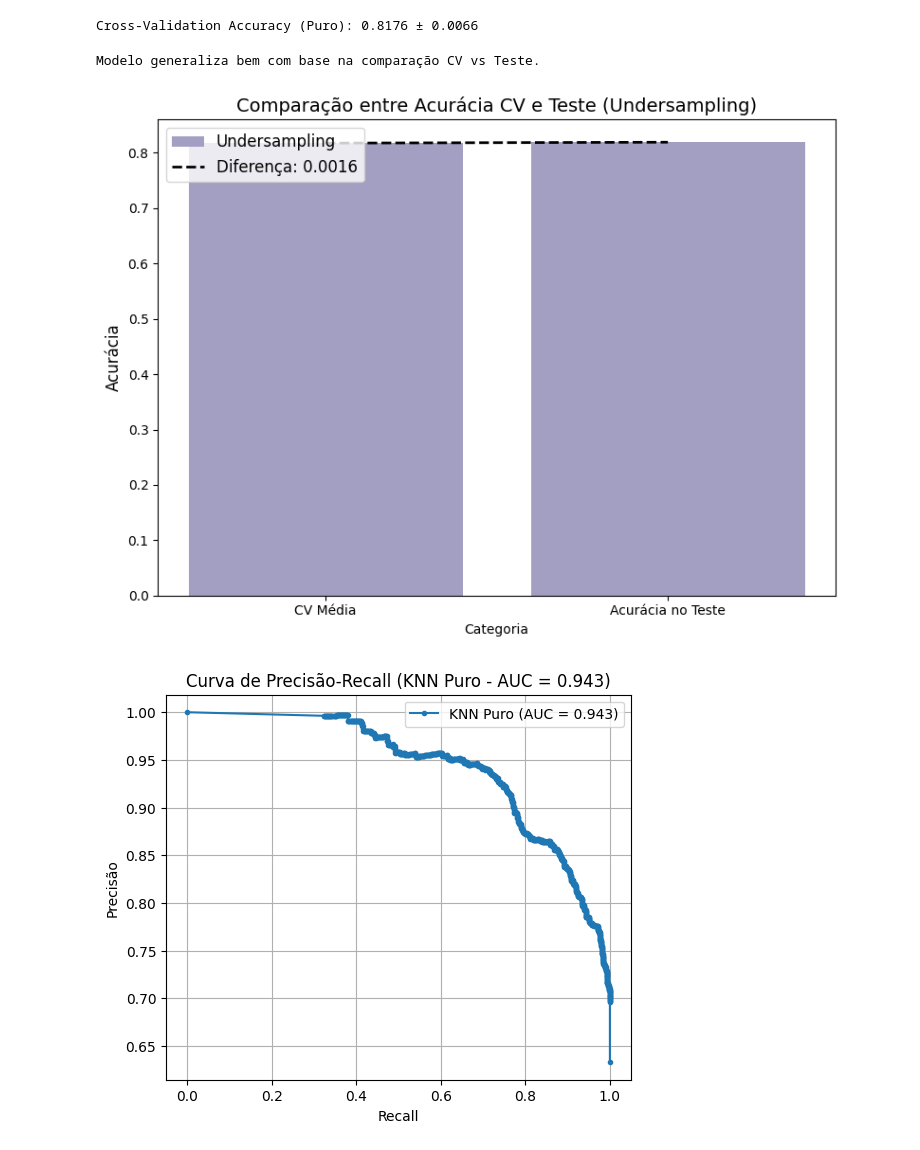
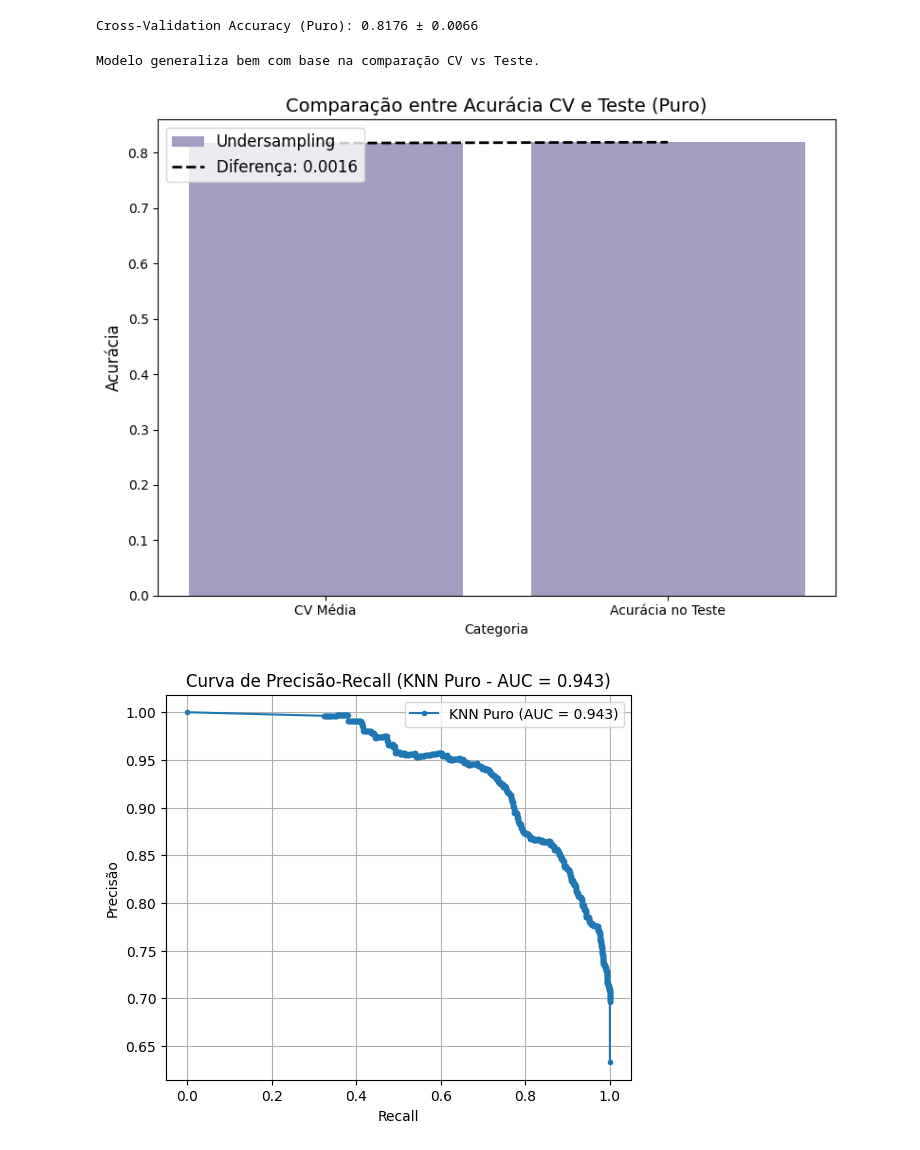
Before and after one commit to BMateusSs/Projeto-PSI3, a Jupyter notebook: knn_wine_quality.ipynb, the cells around one changed output. Drawn from its saved outputs; the diff is of its cells as text; code cells hidden in the pictures.

```diff
--- a/knn_wine_quality.ipynb
+++ b/knn_wine_quality.ipynb
@@ -73,10 +146,9 @@ scaler = StandardScaler()
 X_train_scaled = scaler.fit_transform(X_train)
 X_test_scaled = scaler.transform(X_test)
 # %%
-# Ajuste de hiperparâmetros com cross-validation
-grid.fit(X_train_scaled, y_train)
-print("\nMelhores parâmetros encontrados (sem balanceamento):", grid.best_params_)
-best_knn_puro = grid.best_estimator_
+# Ajuste de hiperparâmetros
+best_knn_puro, best_params_puro = treinar_knn_com_grid(X_train_scaled, y_train)
+print("\nMelhores parâmetros encontrados (sem balanceamento):", best_params_puro)
 # %% [output]
 Melhores parâmetros encontrados (sem balanceamento): {'n_neighbors': 50, 'p': 1, 'weights': 'distance'}
 # %%
@@ -117,32 +189,32 @@ Cross-Validation Accuracy (Puro): 0.8176 ± 0.0066
 # %%
 # Verificação de overfitting
 diff_puro = abs(cv_mean_puro - acc_test_puro)
 limiar = 0.05
 
 if diff_puro > limiar:
     print("\nAtenção: Diferença significativa entre CV (sem balanceamento) e teste.")
     print(f"→ CV Média: {cv_mean_puro:.4f}")
     print(f"→ Teste   : {acc_test_puro:.4f}")
     print(f"→ Diferença: {diff_puro:.4f}")
 else:
     print("\nModelo generaliza bem com base na comparação CV vs Teste.")
 
-data_undersampled = pd.DataFrame({
+data_puro = pd.DataFrame({
     "Categoria": ["CV Média", "Acurácia no Teste"],
     "Acurácia": [cv_mean_puro, acc_test_puro],
     "Modelo": ["Undersampling"] * 2
 })
 fig, ax = plt.subplots(figsize=(8, 6))
-sns.barplot(x="Categoria", y="Acurácia", data=data_undersampled, ax=ax, palette='Purples', hue="Modelo")
+sns.barplot(x="Categoria", y="Acurácia", data=data_puro, ax=ax, palette='Purples', hue="Modelo")
 ax.plot([0, 1], [cv_mean_puro, acc_test_puro], 'k--', lw=2, label=f'Diferença: {diff_puro:.4f}')
 ax.legend(loc='upper left', fontsize=12)
-ax.set_title('Comparação entre Acurácia CV e Teste (Undersampling)', fontsize=14)
+ax.set_title('Comparação entre Acurácia CV e Teste (Puro)', fontsize=14)
 ax.set_ylabel('Acurácia', fontsize=12)
 plt.tight_layout()
 plt.show()
 # %% [output]
 Modelo generaliza bem com base na comparação CV vs Teste.
-[figure, old version]
+[figure, new version]
 # %%
 # Curva de Precisão-Recall
 precisao_puro, recall_puro, _ = precision_recall_curve(y_test, best_knn_puro.predict_proba(X_test_scaled)[:, 1])
```
Also changed, not shown: parts of 13 cells of this notebook.
